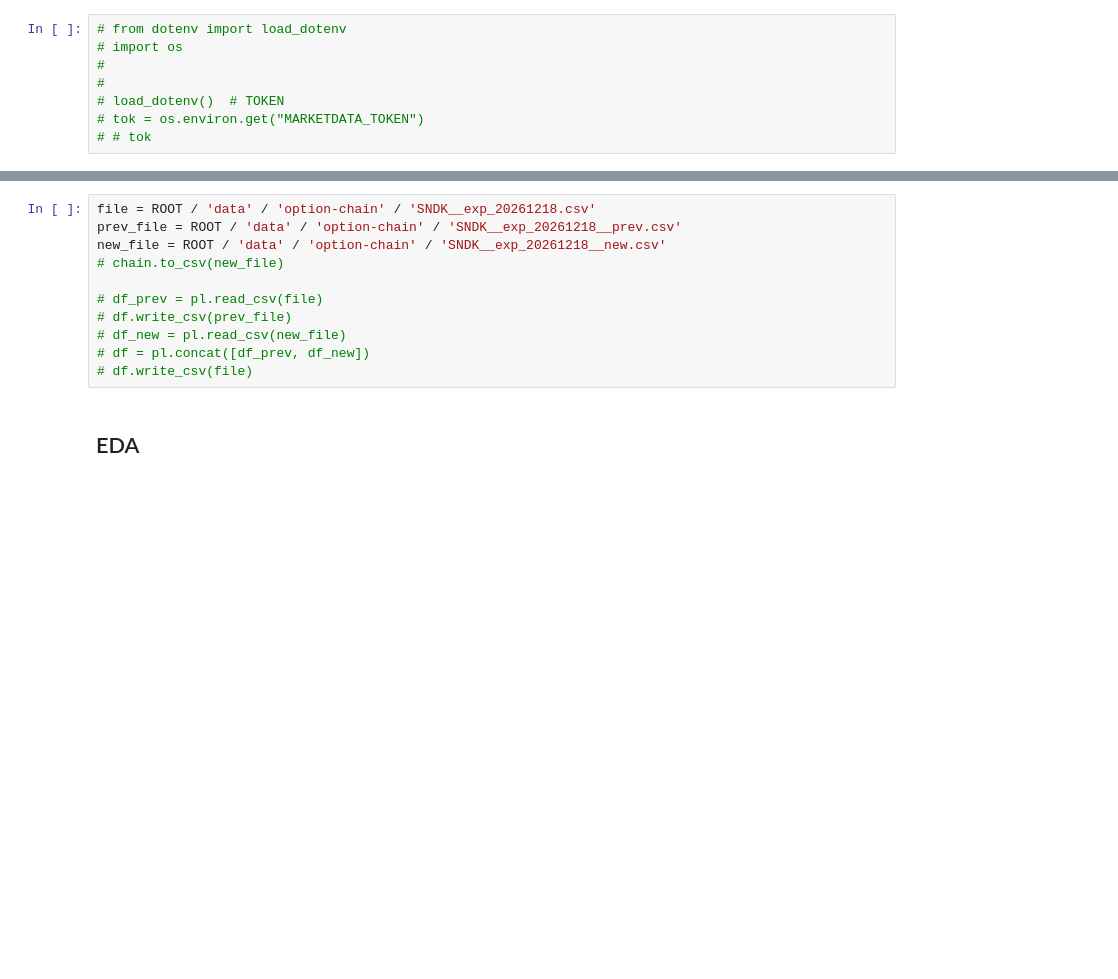
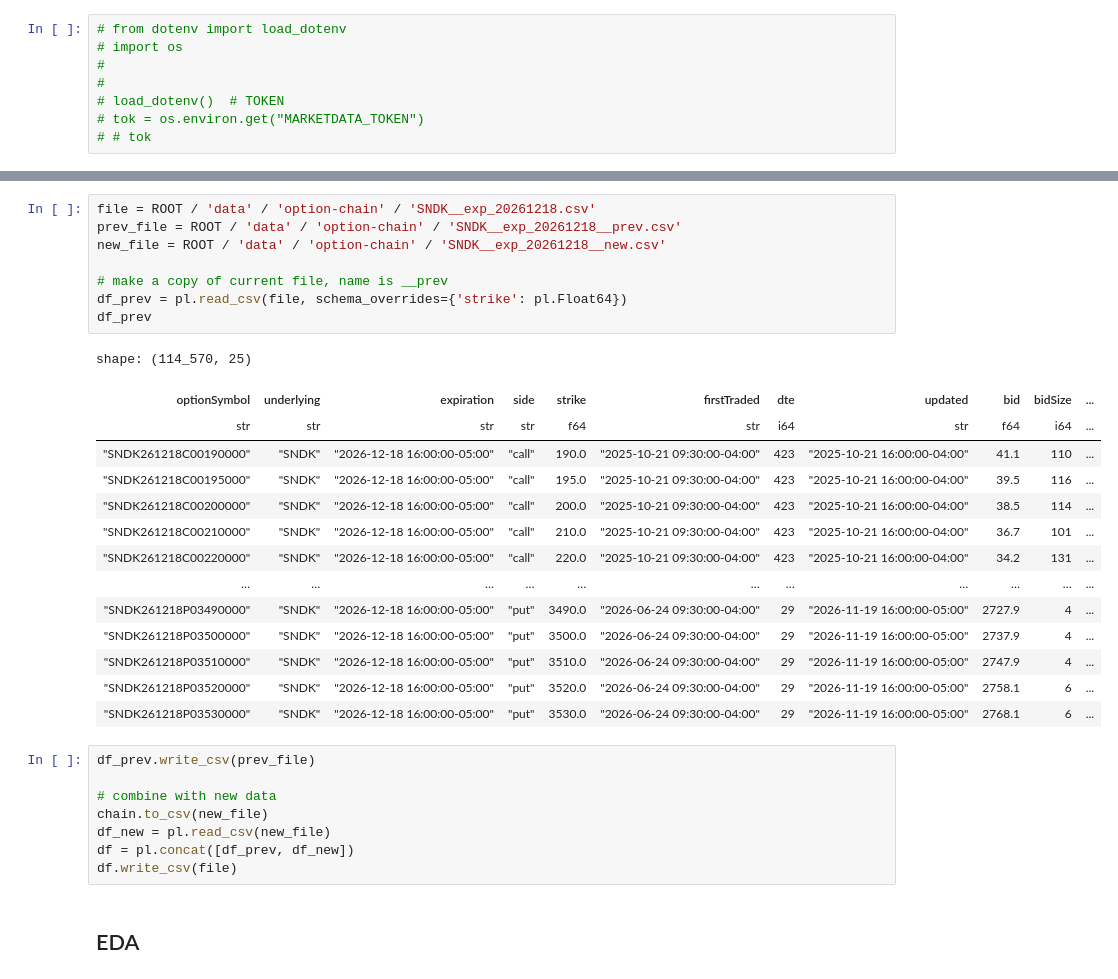
Before and after one commit to wqustudent/madoff, a Jupyter notebook: notebooks/load_and_EDA_for_SNDK.ipynb, the cells around one changed output, grey strips where cells are left out. Saved outputs shown, nothing was run; the diff lists cells and outputs as text; blank space fills up the shorter version.

Commit message:
update with recent data for SNDK

```diff
--- a/notebooks/load_and_EDA_for_SNDK.ipynb
+++ b/notebooks/load_and_EDA_for_SNDK.ipynb
@@ -145,14 +163,34 @@ price + rect + txt
+# %%
+file = ROOT / 'data' / 'option-chain' / 'SNDK__exp_20261218.csv'
+prev_file = ROOT / 'data' / 'option-chain' / 'SNDK__exp_20261218__prev.csv'
+new_file = ROOT / 'data' / 'option-chain' / 'SNDK__exp_20261218__new.csv'
+
+# make a copy of current file, name is __prev
+df_prev = pl.read_csv(file, schema_overrides={'strike': pl.Float64})
+df_prev
+# %% [output]
+shape: (114_570, 25)
+| optionSymbol | underlying | expiration | side | strike | firstTraded | dte | updated | bid | bidSize | ... |
+| str | str | str | str | f64 | str | i64 | str | f64 | i64 | ... |
+| "SNDK261218C00190000" | "SNDK" | "2026-12-18 16:00:00-05:00" | "call" | 190.0 | "2025-10-21 09:30:00-04:00" | 423 | "2025-10-21 16:00:00-04:00" | 41.1 | 110 | ... |
+| "SNDK261218C00195000" | "SNDK" | "2026-12-18 16:00:00-05:00" | "call" | 195.0 | "2025-10-21 09:30:00-04:00" | 423 | "2025-10-21 16:00:00-04:00" | 39.5 | 116 | ... |
+| "SNDK261218C00200000" | "SNDK" | "2026-12-18 16:00:00-05:00" | "call" | 200.0 | "2025-10-21 09:30:00-04:00" | 423 | "2025-10-21 16:00:00-04:00" | 38.5 | 114 | ... |
+| "SNDK261218C00210000" | "SNDK" | "2026-12-18 16:00:00-05:00" | "call" | 210.0 | "2025-10-21 09:30:00-04:00" | 423 | "2025-10-21 16:00:00-04:00" | 36.7 | 101 | ... |
+| "SNDK261218C00220000" | "SNDK" | "2026-12-18 16:00:00-05:00" | "call" | 220.0 | "2025-10-21 09:30:00-04:00" | 423 | "2025-10-21 16:00:00-04:00" | 34.2 | 131 | ... |
+| … | … | … | … | … | … | … | … | … | … | ... |
+| "SNDK261218P03490000" | "SNDK" | "2026-12-18 16:00:00-05:00" | "put" | 3490.0 | "2026-06-24 09:30:00-04:00" | 29 | "2026-11-19 16:00:00-05:00" | 2727.9 | 4 | ... |
+| "SNDK261218P03500000" | "SNDK" | "2026-12-18 16:00:00-05:00" | "put" | 3500.0 | "2026-06-24 09:30:00-04:00" | 29 | "2026-11-19 16:00:00-05:00" | 2737.9 | 4 | ... |
+| "SNDK261218P03510000" | "SNDK" | "2026-12-18 16:00:00-05:00" | "put" | 3510.0 | "2026-06-24 09:30:00-04:00" | 29 | "2026-11-19 16:00:00-05:00" | 2747.9 | 4 | ... |
+| "SNDK261218P03520000" | "SNDK" | "2026-12-18 16:00:00-05:00" | "put" | 3520.0 | "2026-06-24 09:30:00-04:00" | 29 | "2026-11-19 16:00:00-05:00" | 2758.1 | 6 | ... |
+| "SNDK261218P03530000" | "SNDK" | "2026-12-18 16:00:00-05:00" | "put" | 3530.0 | "2026-06-24 09:30:00-04:00" | 29 | "2026-11-19 16:00:00-05:00" | 2768.1 | 6 | ... |
 # %%
-file = ROOT / 'data' / 'option-chain' / 'SNDK__exp_20261218.csv'
-prev_file = ROOT / 'data' / 'option-chain' / 'SNDK__exp_20261218__prev.csv'
-new_file = ROOT / 'data' / 'option-chain' / 'SNDK__exp_20261218__new.csv'
-# chain.to_csv(new_file)
+df_prev.write_csv(prev_file)
 
-# df_prev = pl.read_csv(file)
-# df.write_csv(prev_file)
-# df_new = pl.read_csv(new_file)
-# df = pl.concat([df_prev, df_new])
-# df.write_csv(file)
+# combine with new data
+chain.to_csv(new_file)
+df_new = pl.read_csv(new_file)
+df = pl.concat([df_prev, df_new])
+df.write_csv(file)
 # %% [markdown]
 ## EDA
 # %%
```
Also changed, not shown: parts of 8 cells of this notebook, 5 other files.
